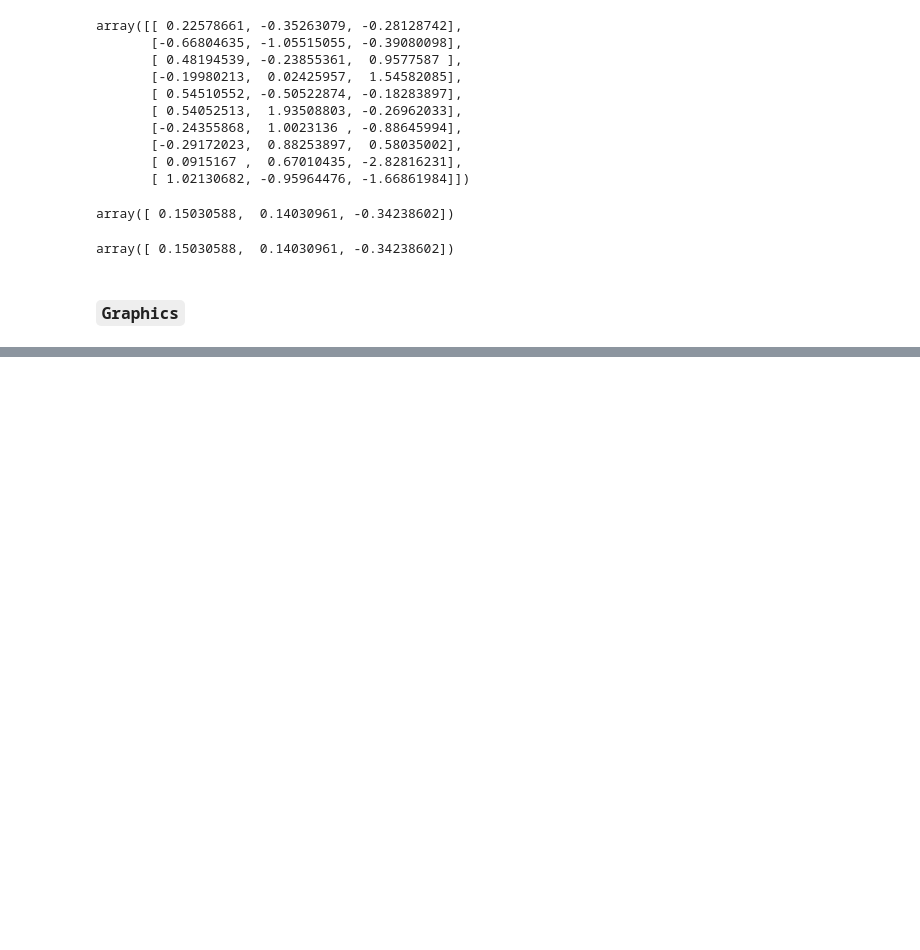
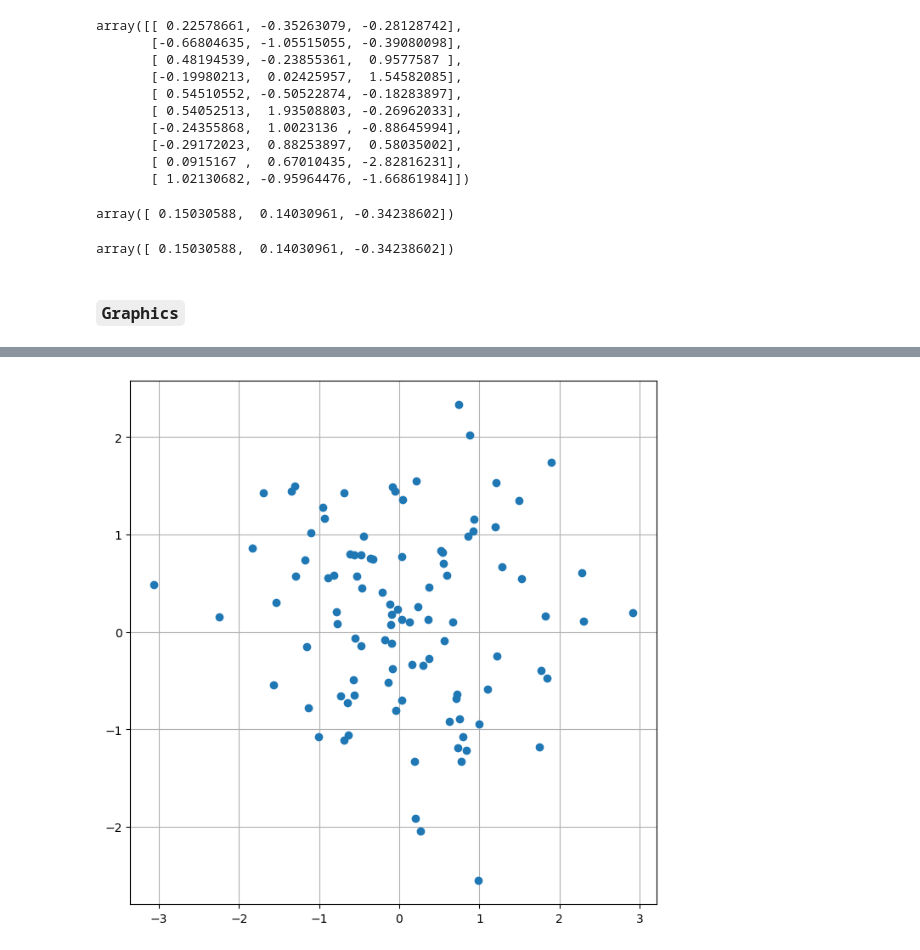
Before and after one commit to joakor89/An-Introduction-to-Statistical-Learning, a Jupyter notebook: chap_02/02_SL.ipynb, the cells around one changed output, grey strips where cells are left out. Drawn from its saved outputs; the diff is of its cells as text; code cells hidden in the pictures; blank space fills up the shorter version.

```diff
--- a/chap_02/02_SL.ipynb
+++ b/chap_02/02_SL.ipynb
@@ -264,0 +283,7 @@ array([ 0.15030588,  0.14030961, -0.34238602])
+# %%
+fig , ax = subplots (figsize =(8, 8))
+ax.plot(x, y, 'o');
+plt.grid(True)
+plt.show()
+# %% [output]
+[figure, added]
```
Also changed, not shown: parts of 18 cells of this notebook, 3 other files.
